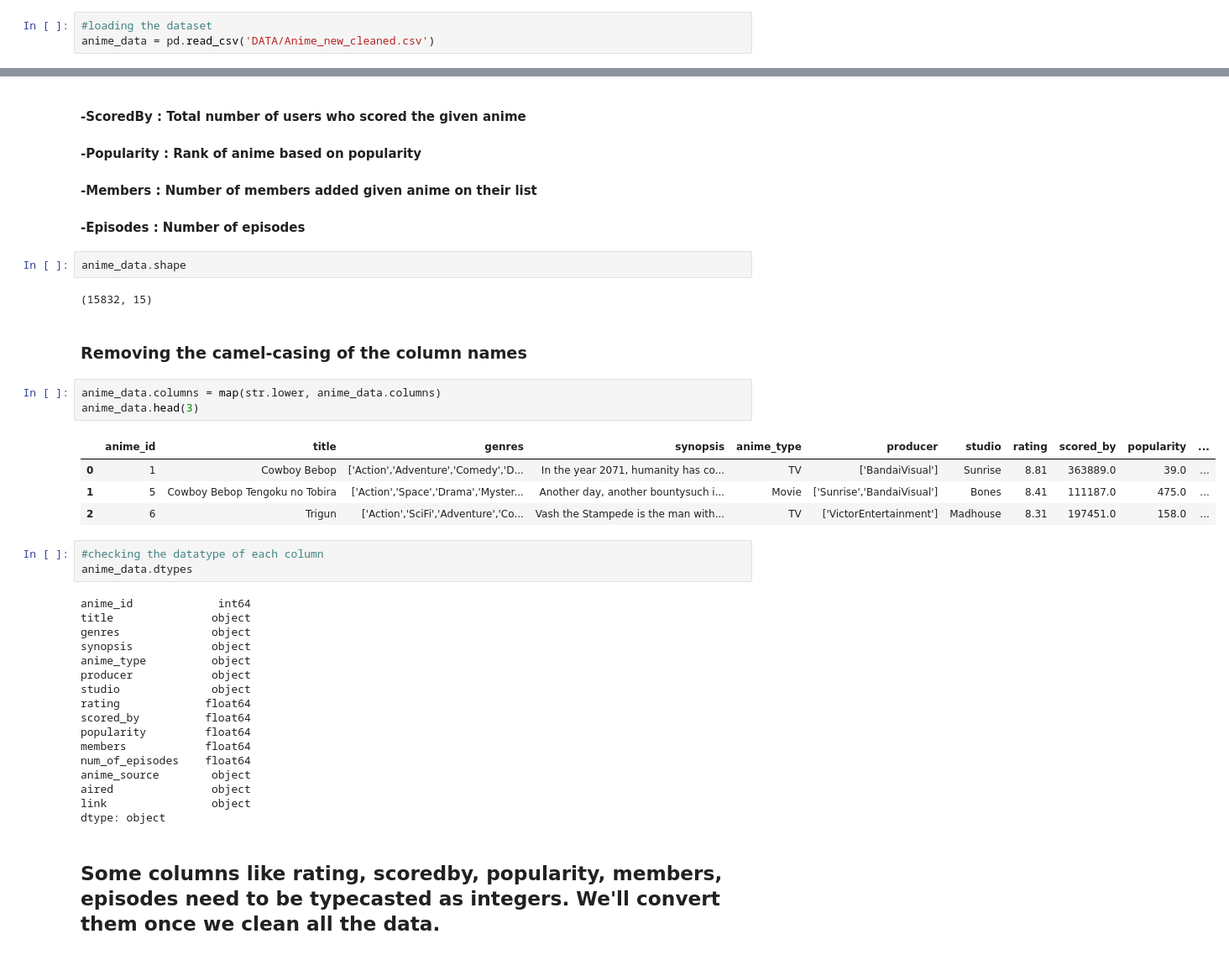
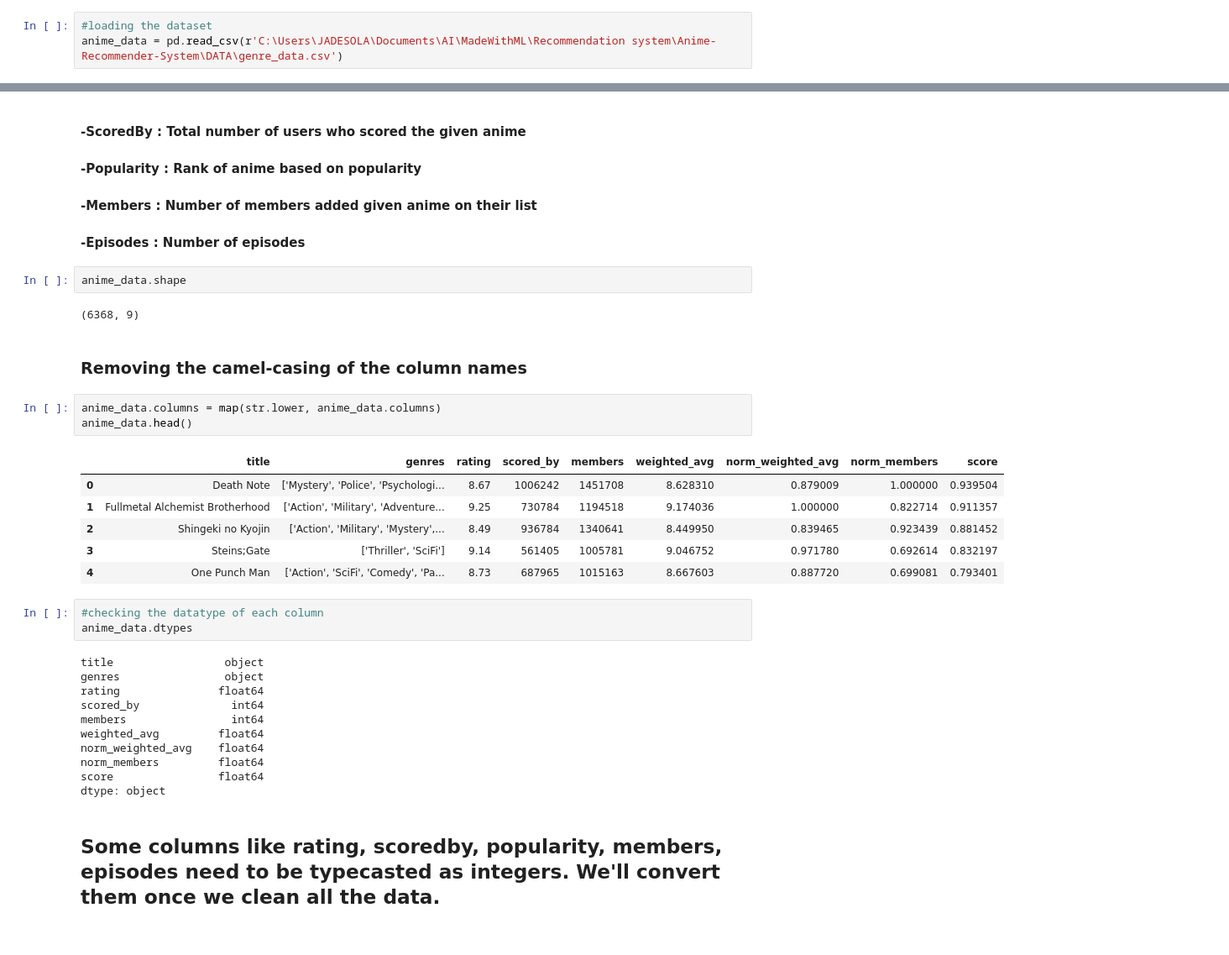
Before and after one commit to Pydare/Anime-Recommender-System, a Jupyter notebook: anime_weighted_new_with_genre.ipynb, the cells around one changed output, grey strips where cells are left out. Shown at 84% size. Saved outputs shown, nothing was run; the diff lists cells and outputs as text.

```diff
--- a/anime_weighted_new_with_genre.ipynb
+++ b/anime_weighted_new_with_genre.ipynb
@@ -9,7 +9,7 @@ import seaborn as sns
 %matplotlib inline
 # %%
 #loading the dataset
-anime_data = pd.read_csv('DATA/Anime_new_cleaned.csv')
+anime_data = pd.read_csv(r'C:\Users\JADESOLA\Documents\AI\MadeWithML\Recommendation system\Anime-Recommender-System\DATA\genre_data.csv')
 # %%
 #viewing the data
 anime_data.head(3)
@@ -32,36 +32,32 @@ anime_data.head(3)
 # %%
 anime_data.shape
 # %% [output]
-(15832, 15)
+(6368, 9)
 # %% [markdown]
 ### Removing the camel-casing of the column names
 # %%
 anime_data.columns = map(str.lower, anime_data.columns)
-anime_data.head(3)
+anime_data.head()
 # %% [output]
-|  | anime_id | title | genres | synopsis | anime_type | producer | studio | rating | scored_by | popularity | ... |
-| 0 | 1 | Cowboy Bebop | ['Action','Adventure','Comedy','D... | In the year 2071, humanity has co... | TV | ['BandaiVisual'] | Sunrise | 8.81 | 363889.0 | 39.0 | ... |
-| 1 | 5 | Cowboy Bebop Tengoku no Tobira | ['Action','Space','Drama','Myster... | Another day, another bountysuch i... | Movie | ['Sunrise','BandaiVisual'] | Bones | 8.41 | 111187.0 | 475.0 | ... |
-| 2 | 6 | Trigun | ['Action','SciFi','Adventure','Co... | Vash the Stampede is the man with... | TV | ['VictorEntertainment'] | Madhouse | 8.31 | 197451.0 | 158.0 | ... |
+|  | title | genres | rating | scored_by | members | weighted_avg | norm_weighted_avg | norm_members | score |
+| 0 | Death Note | ['Mystery', 'Police', 'Psychologi... | 8.67 | 1006242 | 1451708 | 8.628310 | 0.879009 | 1.000000 | 0.939504 |
+| 1 | Fullmetal Alchemist Brotherhood | ['Action', 'Military', 'Adventure... | 9.25 | 730784 | 1194518 | 9.174036 | 1.000000 | 0.822714 | 0.911357 |
+| 2 | Shingeki no Kyojin | ['Action', 'Military', 'Mystery',... | 8.49 | 936784 | 1340641 | 8.449950 | 0.839465 | 0.923439 | 0.881452 |
+| 3 | Steins;Gate | ['Thriller', 'SciFi'] | 9.14 | 561405 | 1005781 | 9.046752 | 0.971780 | 0.692614 | 0.832197 |
+| 4 | One Punch Man | ['Action', 'SciFi', 'Comedy', 'Pa... | 8.73 | 687965 | 1015163 | 8.667603 | 0.887720 | 0.699081 | 0.793401 |
 # %%
 #checking the datatype of each column
 anime_data.dtypes
 # %% [output]
-anime_id             int64
-title               object
-genres              object
-synopsis            object
-anime_type          object
-producer            object
-studio              object
-rating             float64
-scored_by          float64
-popularity         float64
-members            float64
-num_of_episodes    float64
-anime_source        object
-aired               object
-link                object
+title                 object
+genres                object
+rating               float64
+scored_by              int64
+members                int64
+weighted_avg         float64
+norm_weighted_avg    float64
+norm_members         float64
+score                float64
 dtype: object
 # %% [markdown]
 ## Some columns like rating, scoredby, popularity, members, episodes need to be typecasted as integers. We'll convert them once we clean all the data.
```
Also changed, not shown: parts of 48 cells of this notebook, 1 other file.
